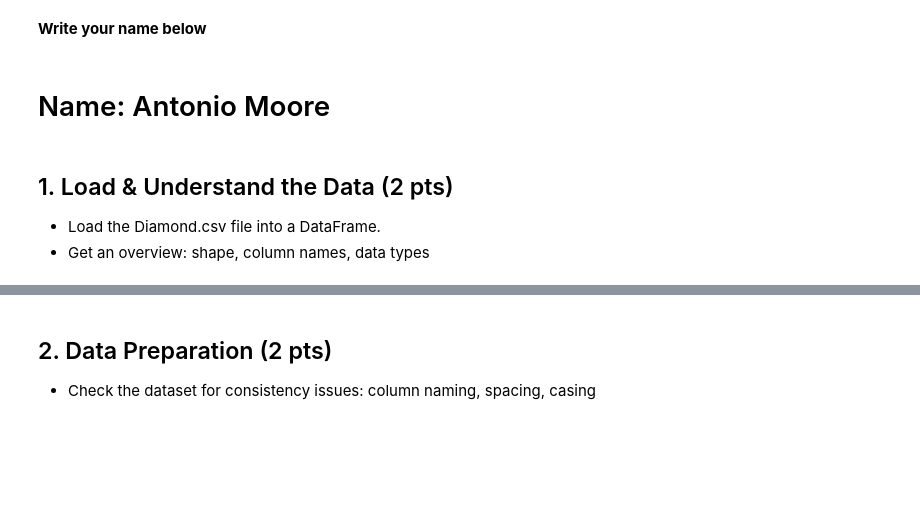
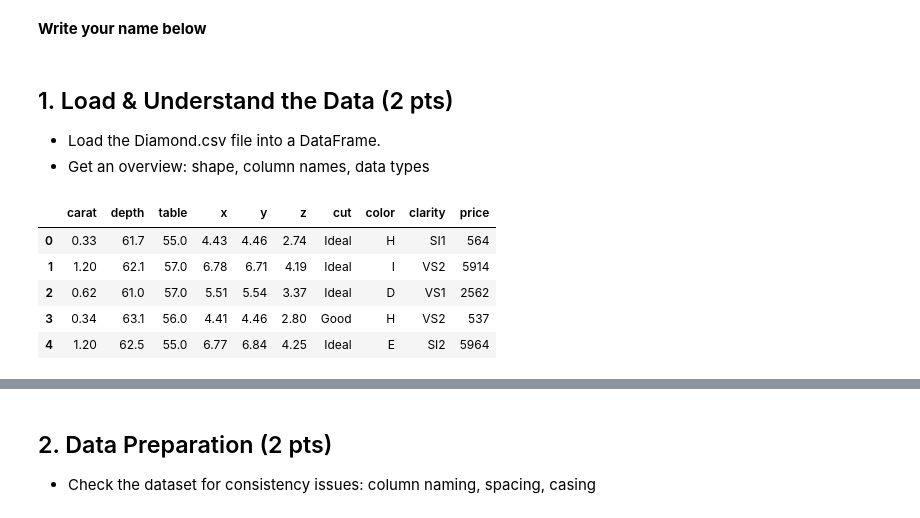
Before and after one commit to Antonio42833/ISYS-574, a Jupyter notebook: Homework 1.ipynb, the cells around one changed output, grey strips where cells are left out. Cells and saved outputs as stored; diff of their text form; code cells hidden in the pictures; blank space fills up the shorter version.

```diff
--- a/Homework 1.ipynb
+++ b/Homework 1.ipynb
@@ -10,5 +10,3 @@ Use this file to write your code; then submit this file on Canvas.
 <br> You can add extra cells in each sections, as needed
 # %% [markdown]
 **Write your name below**
-# %% [markdown]
-# Name: Antonio Moore
@@ -21,5 +24,14 @@ import pandas as pd
 * Load the Diamond.csv file into a DataFrame.
 * Get an overview: shape, column names, data types
 # %%
-df = pd.read_csv('Diamonds.csv')
+diamond = pd.read_csv('Diamonds.csv')
+
+diamond.head()
+# %% [output]
+|  | carat | depth | table | x | y | z | cut | color | clarity | price |
+| 0 | 0.33 | 61.7 | 55.0 | 4.43 | 4.46 | 2.74 | Ideal | H | SI1 | 564 |
+| 1 | 1.20 | 62.1 | 57.0 | 6.78 | 6.71 | 4.19 | Ideal | I | VS2 | 5914 |
+| 2 | 0.62 | 61.0 | 57.0 | 5.51 | 5.54 | 3.37 | Ideal | D | VS1 | 2562 |
+| 3 | 0.34 | 63.1 | 56.0 | 4.41 | 4.46 | 2.80 | Good | H | VS2 | 537 |
+| 4 | 1.20 | 62.5 | 55.0 | 6.77 | 6.84 | 4.25 | Ideal | E | SI2 | 5964 |
 # %%
```
Also changed, not shown: parts of 73 cells of this notebook.
